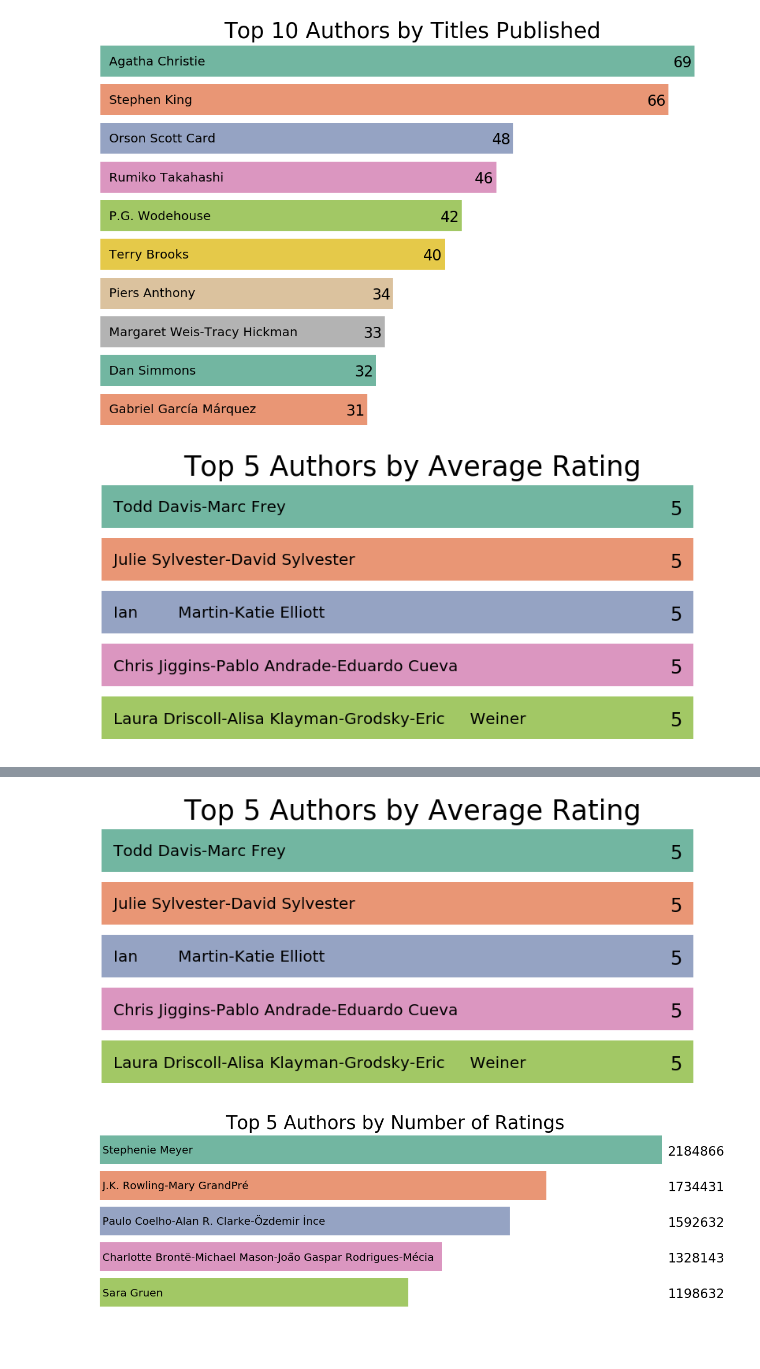
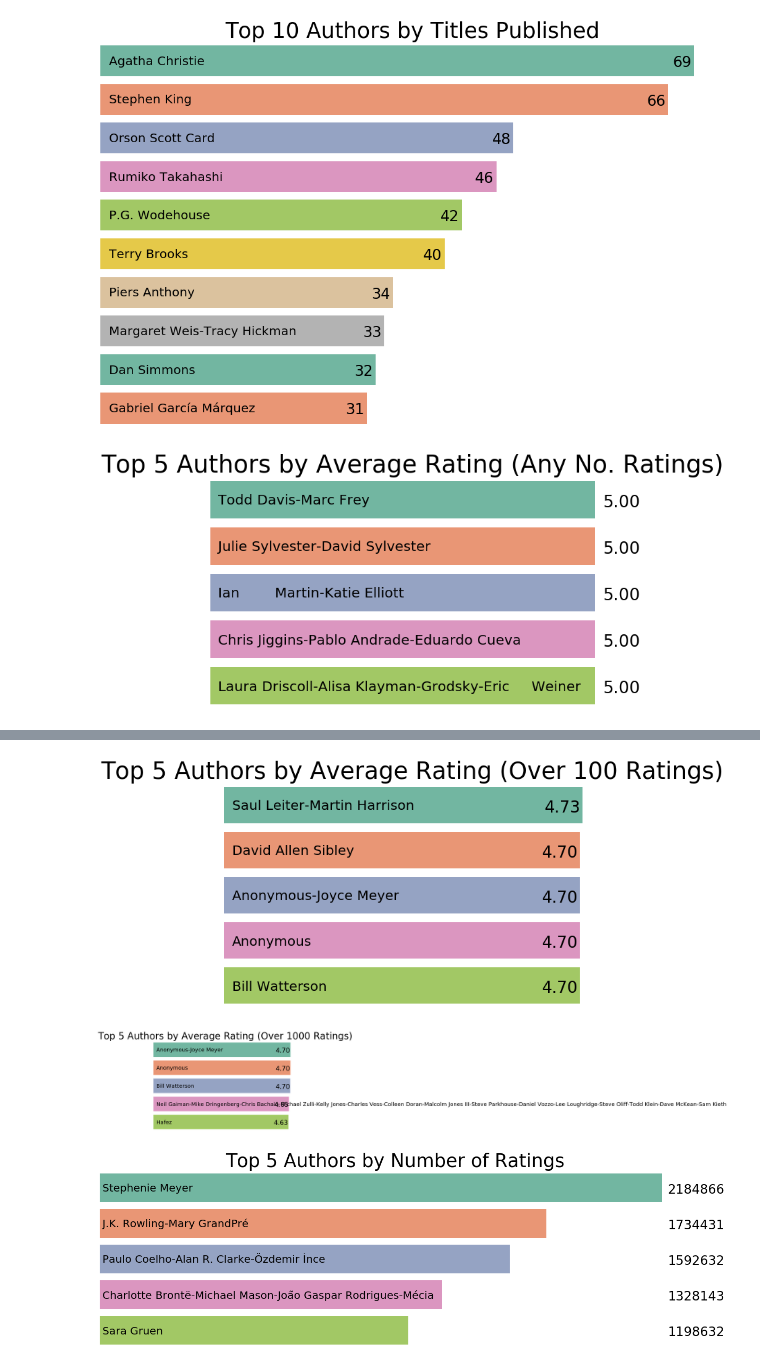
Before and after one commit to DanielPDWalker/Goodreads-Exploratory-Data-Analysis, a Jupyter notebook: Goodreadsbooks.ipynb, the cells around one changed output, grey strips where cells are left out. Drawn from its saved outputs; the diff is of its cells as text; code cells hidden in the pictures; blank space fills up the shorter version.

Commit message:
2 more graphs added. Checklist added.

```diff
--- a/Goodreadsbooks.ipynb
+++ b/Goodreadsbooks.ipynb
@@ -98,7 +107,6 @@ def minimalhbargraph():
     plt.tight_layout()
     ax.axis('off')
 # %%
-sns.set_context('poster')
 most_books = df.groupby('authors')['title'].count().reset_index().sort_values('title', ascending=False).head(10).set_index('authors')
 plt.figure(figsize=(15,10))
 ax = sns.barplot(most_books['title'], most_books.index, palette='Set2')
@@ -114,22 +122,25 @@ for i in ax.patches:
 # %%
 rating_author = df.groupby('authors').mean()
 top_5_rating_author = rating_author.sort_values('average_rating', ascending=False).head(5)
 
 rating_author = rating_author.loc[rating_author['ratings_count'] > 100]
 top_5_rating_author_over100 = rating_author.sort_values('average_rating', ascending=False).head(5)
 
+rating_author = rating_author.loc[rating_author['ratings_count'] > 1000]
+top_5_rating_author_over1000 = rating_author.sort_values('average_rating', ascending=False).head(5)
+
 
 plt.figure(figsize=(12, 6))
 ax = sns.barplot(top_5_rating_author['average_rating'], top_5_rating_author.index, palette='Set2')
-ax.set_title("Top 5 Authors by Average Rating", fontsize=35)
+ax.set_title("Top 5 Authors by Average Rating (Any No. Ratings)", fontsize=35)
 minimalhbargraph()
 num = 0
 for i in ax.patches:
-    ax.text(i.get_width()-0.2, i.get_y()+0.55, str(round(i.get_width()))[:-2], fontsize = 24, color = 'k')
+    ax.text(i.get_width()+0.1, i.get_y()+0.55, "{0:.2f}".format(i.get_width()), fontsize = 24, color = 'k')
     ax.text(0.1 , i.get_y()+0.5, str(top_5_rating_author.index[num]), fontsize = 20, color = 'k')
     num += 1
 # %% [output]
-[figure, old version]
+[figure, new version]
 # %%
 top_5_rating_author.head()
 # %% [output]
@@ -141,21 +152,29 @@ top_5_rating_author.head()
 | Chris Jiggins-Pablo Andrade-Eduar... | 45155.0 | 5.0 | 9.781551e+12 | 96.0 | 1.0 | 0.0 |
 | Laura Driscoll-Alisa Klayman-Grod... | 36853.0 | 5.0 | 9.780787e+12 | 24.0 | 2.0 | 1.0 |
 # %%
-
-
-
-
 plt.figure(figsize=(12, 6))
-ax = sns.barplot(top_5_rating_author['average_rating'], top_5_rating_author.index, palette='Set2')
-ax.set_title("Top 5 Authors by Average Rating", fontsize=35)
+ax = sns.barplot(top_5_rating_author_over100['average_rating'], top_5_rating_author_over100.index, palette='Set2')
+ax.set_title("Top 5 Authors by Average Rating (Over 100 Ratings)", fontsize=35)
 minimalhbargraph()
 num = 0
 for i in ax.patches:
-    ax.text(i.get_width()-0.2, i.get_y()+0.55, str(round(i.get_width()))[:-2], fontsize = 24, color = 'k')
-    ax.text(0.1 , i.get_y()+0.5, str(top_5_rating_author.index[num]), fontsize = 20, color = 'k')
+    ax.text(i.get_width()-0.5, i.get_y()+0.55, "{0:.2f}".format(i.get_width()), fontsize = 24, color = 'k')
+    ax.text(0.1 , i.get_y()+0.5, str(top_5_rating_author_over100.index[num]), fontsize = 20, color = 'k')
     num += 1
 # %% [output]
-[figure, old version]
+[figure, new version]
+# %%
+plt.figure(figsize=(12, 6))
+ax = sns.barplot(top_5_rating_author_over1000['average_rating'], top_5_rating_author_over1000.index, palette='Set2')
+ax.set_title("Top 5 Authors by Average Rating (Over 1000 Ratings)", fontsize=35)
+minimalhbargraph()
+num = 0
+for i in ax.patches:
+    ax.text(i.get_width()-0.5, i.get_y()+0.55, "{0:.2f}".format(i.get_width()), fontsize = 24, color = 'k')
+    ax.text(0.1 , i.get_y()+0.5, str(top_5_rating_author_over1000.index[num]), fontsize = 20, color = 'k')
+    num += 1
+# %% [output]
+[figure, added]
 # %%
 rating_author = df.groupby('authors').mean()
 top_5_num_ratings = rating_author.sort_values('ratings_count', ascending=False).head(5)
```
Also changed, not shown: parts of 5 cells of this notebook.
